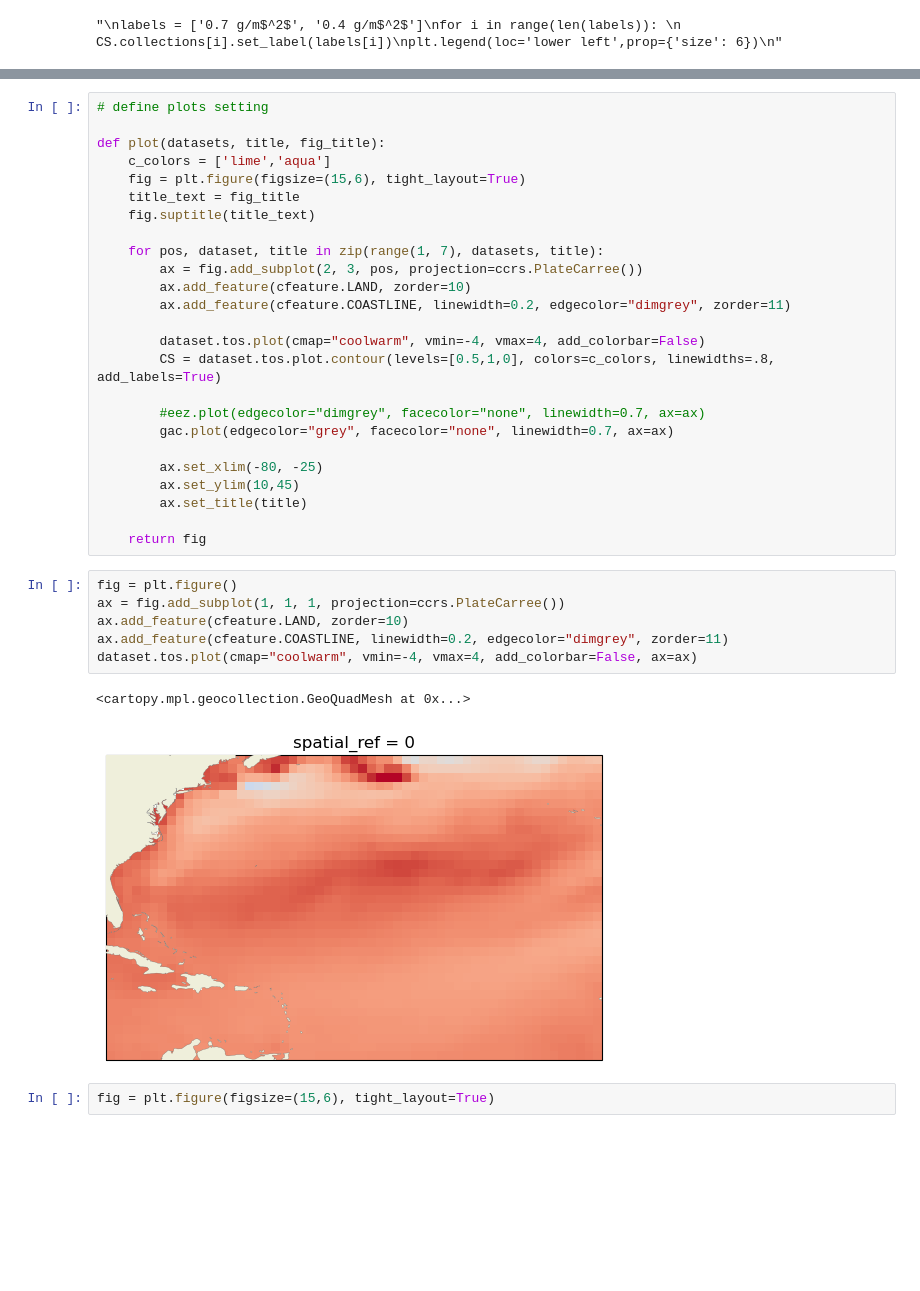
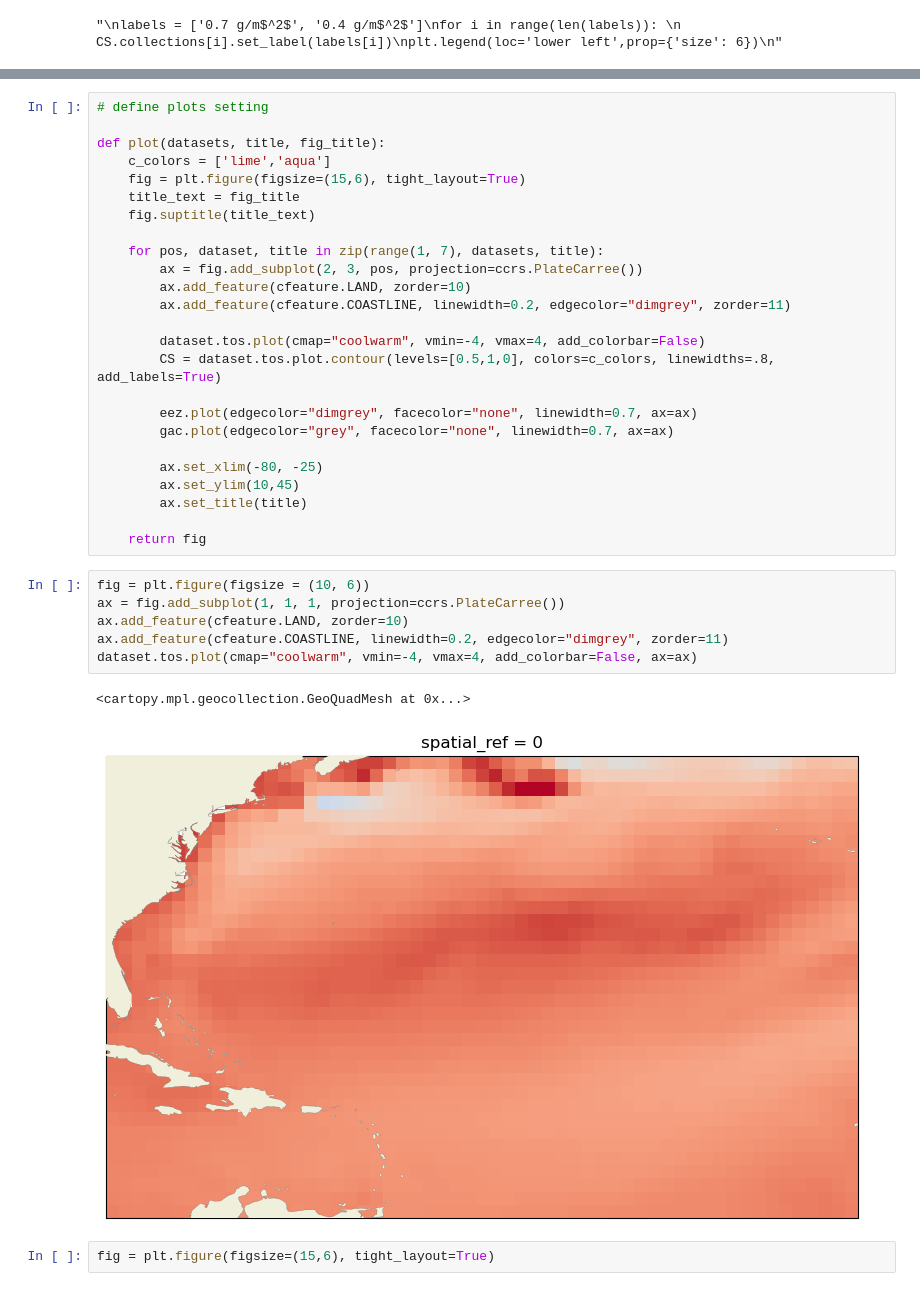
Before and after one commit to Athena112233/sargadom_mapview, a Jupyter notebook: notebooks/sargasso_mapview.ipynb, the cells around one changed output, grey strips where cells are left out. Drawn from its saved outputs; the diff is of its cells as text; blank space fills up the shorter version.

```diff
--- a/notebooks/sargasso_mapview.ipynb
+++ b/notebooks/sargasso_mapview.ipynb
@@ -128,7 +123,7 @@ def plot(datasets, title, fig_title):
         dataset.tos.plot(cmap="coolwarm", vmin=-4, vmax=4, add_colorbar=False)
         CS = dataset.tos.plot.contour(levels=[0.5,1,0], colors=c_colors, linewidths=.8, add_labels=True)
 
-        #eez.plot(edgecolor="dimgrey", facecolor="none", linewidth=0.7, ax=ax)
+        eez.plot(edgecolor="dimgrey", facecolor="none", linewidth=0.7, ax=ax)
         gac.plot(edgecolor="grey", facecolor="none", linewidth=0.7, ax=ax)
 
         ax.set_xlim(-80, -25)
@@ -137,14 +132,14 @@ def plot(datasets, title, fig_title):
 
     return fig
 # %%
-fig = plt.figure()
+fig = plt.figure(figsize = (10, 6))
 ax = fig.add_subplot(1, 1, 1, projection=ccrs.PlateCarree())
 ax.add_feature(cfeature.LAND, zorder=10)
 ax.add_feature(cfeature.COASTLINE, linewidth=0.2, edgecolor="dimgrey", zorder=11)
 dataset.tos.plot(cmap="coolwarm", vmin=-4, vmax=4, add_colorbar=False, ax=ax)
 # %% [output]
 <cartopy.mpl.geocollection.GeoQuadMesh at 0x...>
-[figure, old version]
+[figure, new version]
 # %%
 fig = plt.figure(figsize=(15,6), tight_layout=True)
 # %% [output]
```
Also changed, not shown: parts of 3 cells of this notebook, 1 other file.
